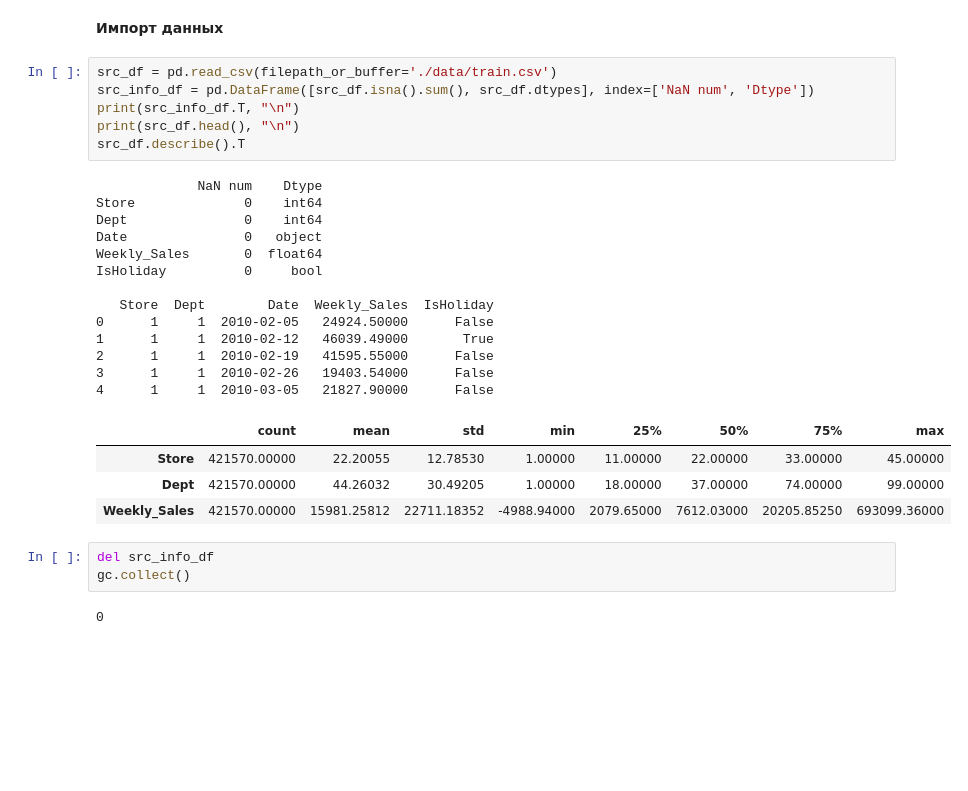
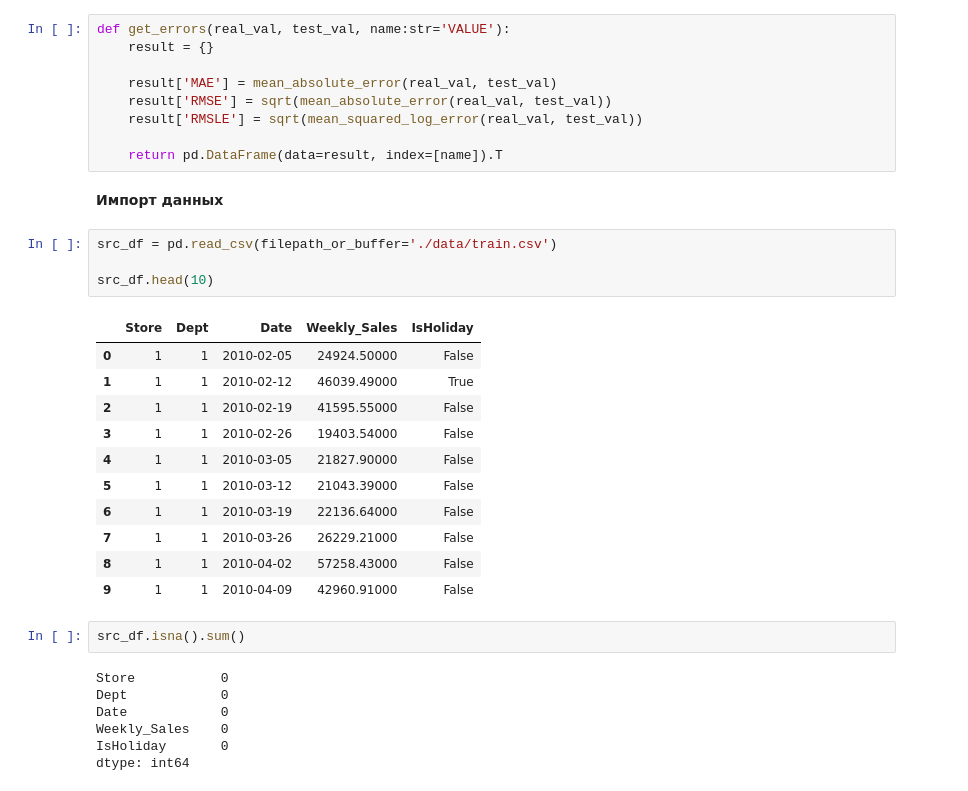
Before and after one commit to jast4ik/Hillel_ML_HW, a Jupyter notebook: Homework13/HW13.ipynb, the cells around one changed output. Cells and saved outputs as stored; diff of their text form; blank space fills up the shorter version.

```diff
--- a/Homework13/HW13.ipynb
+++ b/Homework13/HW13.ipynb
@@ -65,34 +77,39 @@ def get_additive_decomposition(in_df: pd.DataFrame, plot=True, model='additive')
+# %%
+def get_errors(real_val, test_val, name:str='VALUE'):
+    result = {}
+
+    result['MAE'] = mean_absolute_error(real_val, test_val)
+    result['RMSE'] = sqrt(mean_absolute_error(real_val, test_val))
+    result['RMSLE'] = sqrt(mean_squared_log_error(real_val, test_val))
+
+    return pd.DataFrame(data=result, index=[name]).T
 # %% [markdown]
 **Импорт данных**
 # %%
 src_df = pd.read_csv(filepath_or_buffer='./data/train.csv')
-src_info_df = pd.DataFrame([src_df.isna().sum(), src_df.dtypes], index=['NaN num', 'Dtype'])
-print(src_info_df.T, "\n")
-print(src_df.head(), "\n")
-src_df.describe().T
+
+src_df.head(10)
 # %% [output]
-             NaN num    Dtype
-Store              0    int64
-Dept               0    int64
-Date               0   object
-Weekly_Sales       0  float64
-IsHoliday          0     bool
-
-   Store  Dept        Date  Weekly_Sales  IsHoliday
-0      1     1  2010-02-05   24924.50000      False
-1      1     1  2010-02-12   46039.49000       True
-2      1     1  2010-02-19   41595.55000      False
-3      1     1  2010-02-26   19403.54000      False
-4      1     1  2010-03-05   21827.90000      False
-|  | count | mean | std | min | 25% | 50% | 75% | max |
-| Store | 421570.00000 | 22.20055 | 12.78530 | 1.00000 | 11.00000 | 22.00000 | 33.00000 | 45.00000 |
-| Dept | 421570.00000 | 44.26032 | 30.49205 | 1.00000 | 18.00000 | 37.00000 | 74.00000 | 99.00000 |
-| Weekly_Sales | 421570.00000 | 15981.25812 | 22711.18352 | -4988.94000 | 2079.65000 | 7612.03000 | 20205.85250 | 693099.36000 |
+|  | Store | Dept | Date | Weekly_Sales | IsHoliday |
+| 0 | 1 | 1 | 2010-02-05 | 24924.50000 | False |
+| 1 | 1 | 1 | 2010-02-12 | 46039.49000 | True |
+| 2 | 1 | 1 | 2010-02-19 | 41595.55000 | False |
+| 3 | 1 | 1 | 2010-02-26 | 19403.54000 | False |
+| 4 | 1 | 1 | 2010-03-05 | 21827.90000 | False |
+| 5 | 1 | 1 | 2010-03-12 | 21043.39000 | False |
+| 6 | 1 | 1 | 2010-03-19 | 22136.64000 | False |
+| 7 | 1 | 1 | 2010-03-26 | 26229.21000 | False |
+| 8 | 1 | 1 | 2010-04-02 | 57258.43000 | False |
+| 9 | 1 | 1 | 2010-04-09 | 42960.91000 | False |
-# %%
-del src_info_df
-gc.collect()
-# %% [output]
-0
+# %%
+src_df.isna().sum()
+# %% [output]
+Store           0
+Dept            0
+Date            0
+Weekly_Sales    0
+IsHoliday       0
+dtype: int64
 # %%
 src_df['Date'] = pd.to_datetime(src_df['Date'], format='%Y-%m-%d')
 src_df.index = src_df['Date'].values
```
Also changed, not shown: parts of 28 cells of this notebook, 1 other file.
